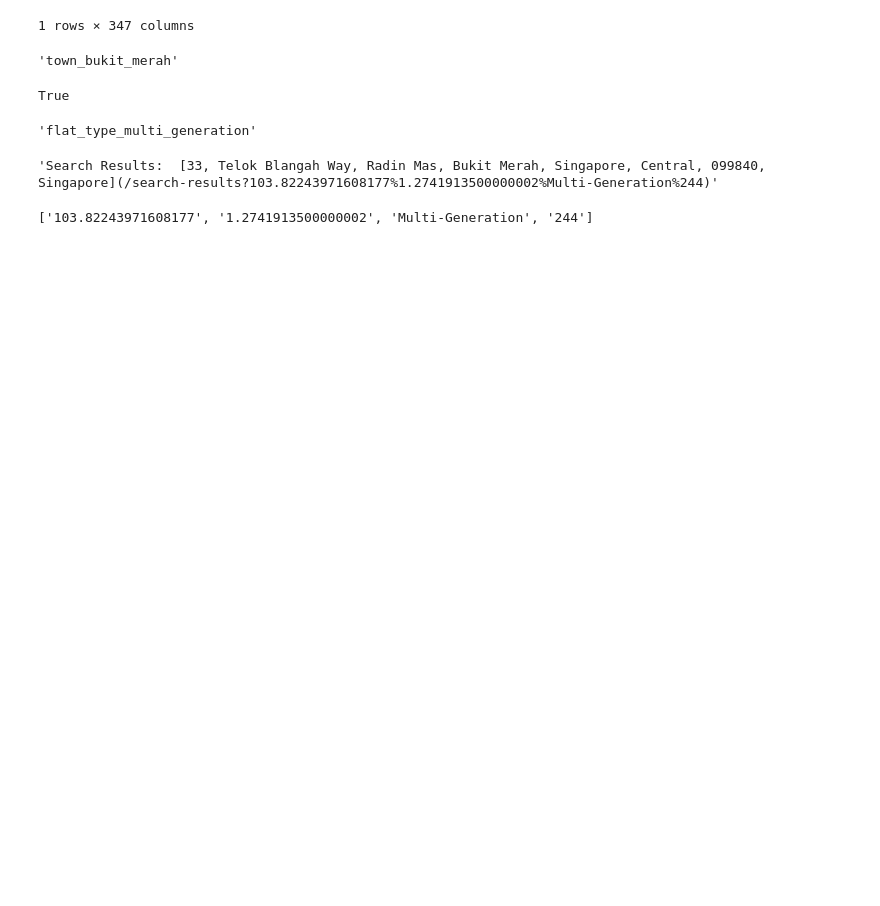
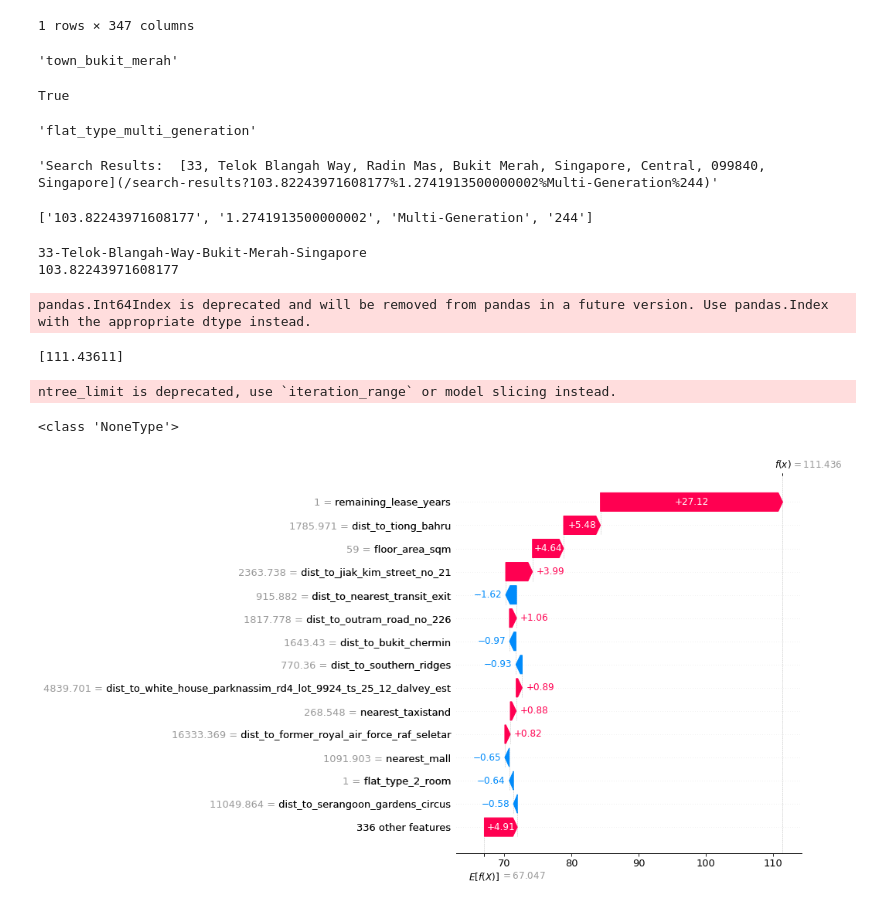
Before and after one commit to mcmanus-git/Singapore-HDB, a Jupyter notebook: michael/EDA/Get Coords from Address String Test.ipynb, the cells around one changed output. Cells and saved outputs as stored; diff of their text form; code cells hidden in the pictures; blank space fills up the shorter version.

Commit message:
insert shap plot into results page

```diff
--- a/michael/EDA/Get Coords from Address String Test.ipynb
+++ b/michael/EDA/Get Coords from Address String Test.ipynb
@@ -549,0 +1285,20 @@ url.split("?")[1].split("%")
+# %%
+def prep_data_for_model(address, flat_type, df, sq_m):
+    geolocator = Nominatim(user_agent="http://127.0.0.1:8050/")
+    location = geolocator.geocode(address.replace('-', ' '), namedetails=True)
+    # towns_dict = DatabaseHelpers.towns_dict
+    if flat_type != 1:
+        # If flat_type isn't 1 bedroom add 1 to which town the address is in
+        town_key = f"town_{location.raw['display_name'].split(', ')[3].lower().replace(' ', '_')}"
+        if town_key in towns_dict.keys():
+            towns_dict[town_key] = 1
+        if flat_type:
+            towns_dict[f"flat_type_{flat_type.lower().replace(' ', '_').replace('-', '_')}"] = 1
+    # If sq_m is an empty string just use floor_area_sqm that's in the results table
+    if sq_m != '':
+        df.loc[0, 'floor_area_sqm'] = int(sq_m)
+    df.loc[0, 'remaining_lease_years'] = (datetime.now().year - df['month'].dt.year).values
+    df = df.merge(pd.DataFrame(towns_dict, index=[0]), right_index=True, left_index=True)
+    # df = df[DatabaseHelpers.model_must_have]
+    df = df[model_must_have]
+    return df
@@ -549,0 +1343,31 @@ url.split("?")[1].split("%")
+# %%
+pathname = "/search-results/33-Telok-Blangah-Way-Bukit-Merah-Singapore%103.82243971608177%1.2741913500000002%2-Room%"
+# %%
+search_params_from_url = pathname.strip("/search-results").split("%")
+
+address = search_params_from_url[0]
+print(address)
+lon = search_params_from_url[1]
+print(lon)
+lat = search_params_from_url[2]
+flat_type = search_params_from_url[3]
+sq_m = search_params_from_url[4]
+
+# features = DatabaseHelpers.features
+
+df = get_address_details(lon, lat, features)
+df = prep_data_for_model(address, flat_type, df, sq_m)
+
+path = '../app/assets/model_xgb.pickle.dat'
+objec_id_loc = '../app/assets/object_id_dict.pickle'
+
+
+a, b = predict_price(path, objec_id_loc, df)
+# %% [output]
+33-Telok-Blangah-Way-Bukit-Merah-Singapore
+103.82243971608177
+pandas.Int64Index is deprecated and will be removed from pandas in a future version. Use pandas.Index with the appropriate dtype instead.
+[111.43611]
+ntree_limit is deprecated, use `iteration_range` or model slicing instead.
+<class 'NoneType'>
+[figure, added]
```
Also changed, not shown: parts of 4 cells of this notebook, 2 other files.
